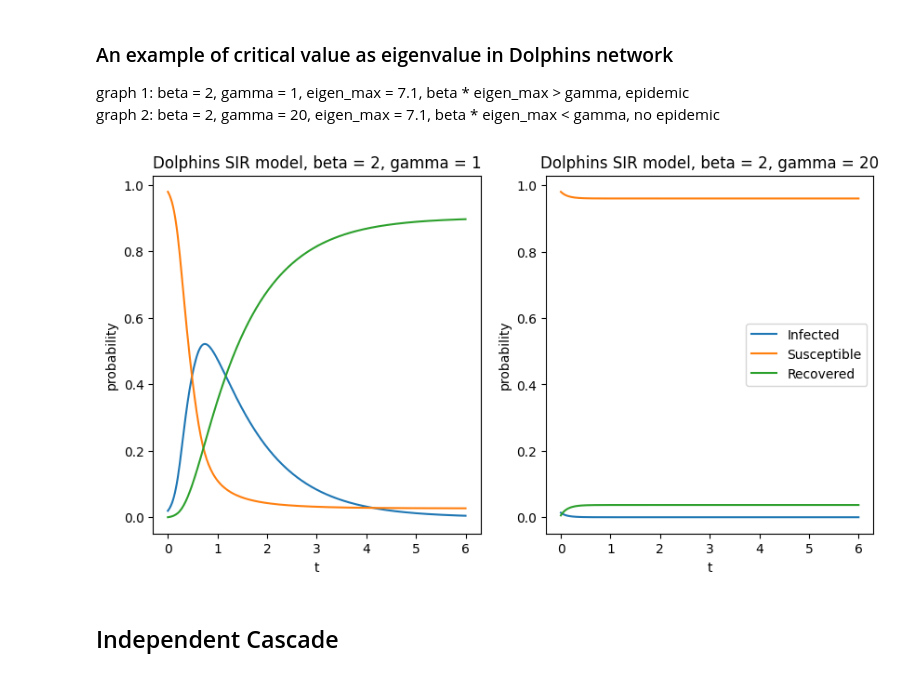
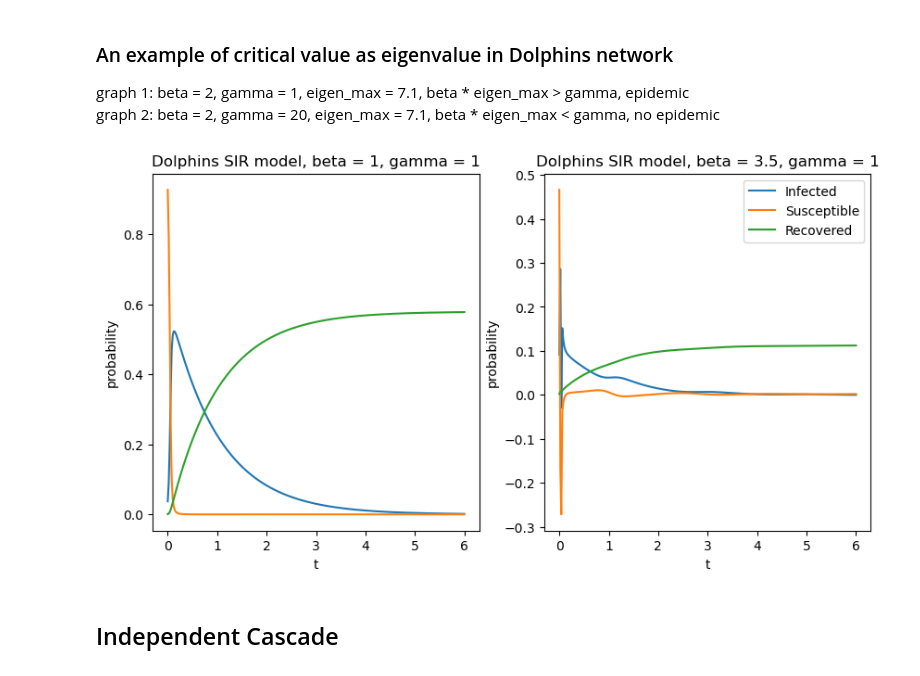
Before and after one commit to yilewang/dynamical_net_sys_class, a Jupyter notebook: lab6/lab6_yxw190015.ipynb, the cells around one changed output. Cells and saved outputs as stored; diff of their text form; code cells hidden in the pictures.

```diff
--- a/lab6/lab6_yxw190015.ipynb
+++ b/lab6/lab6_yxw190015.ipynb
@@ -348,23 +346,27 @@ smallest eigenvalue is -21.77917042007246
 graph 1: beta = 2, gamma = 1, eigen_max = 7.1, beta * eigen_max > gamma, epidemic
 graph 2: beta = 2, gamma = 20, eigen_max = 7.1, beta * eigen_max < gamma, no epidemic
 # %%
-beta_list = [2,2]
-gamma_list =  [1, 20]
+AA = A3
+NN = N3
+GG = G3
+
+beta_list = [1,3.5]
+gamma_list =  [1,1]
 
 fig, axes = plt.subplots(nrows=1, ncols=2, figsize=(10,5))
 for index, ax in enumerate(axes.flatten()):
     # an example of a network with eigenvalue as the `gamma`
-    history_I, history_S, history_R = SIR_model(beta_list[index], gamma_list[index], A1,N1, dt, time)
+    history_I, history_S, history_R = SIR_model(beta_list[index], gamma_list[index], AA,NN, dt, time)
     ax.plot(time, history_I, label = 'Infected')
     ax.plot(time, history_S, label = 'Susceptible')
     ax.plot(time, history_R, label = 'Recovered')
     ax.set_xlabel('t')
     ax.set_ylabel('probability')
     ax.set_title(f'Dolphins SIR model, beta = {beta_list[index]}, gamma = {gamma_list[index]}')
 plt.legend()
 plt.show()
 # %% [output]
-[figure, old version]
+[figure, new version]
 # %% [markdown]
 ## Independent Cascade
 # %% [markdown]
```
Also changed, not shown: parts of 5 cells of this notebook, 1 other file.
